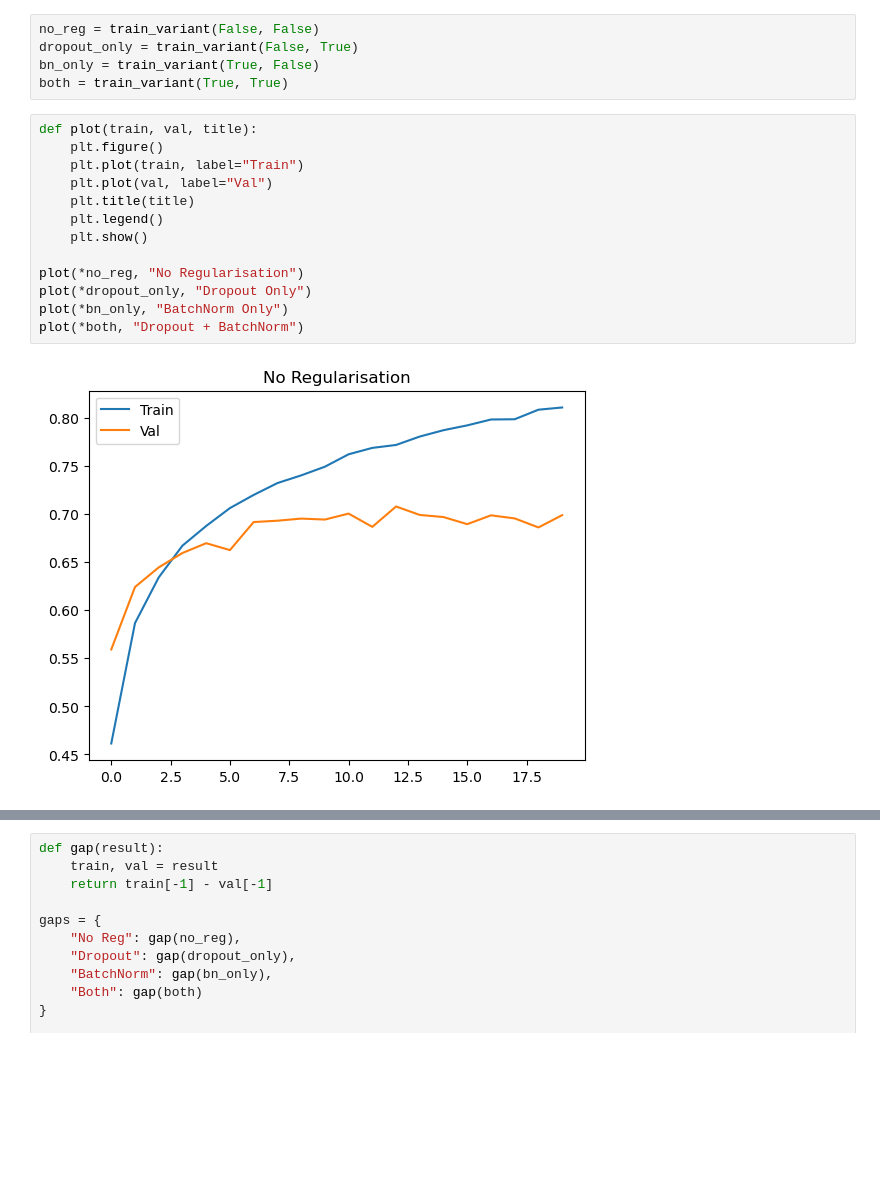
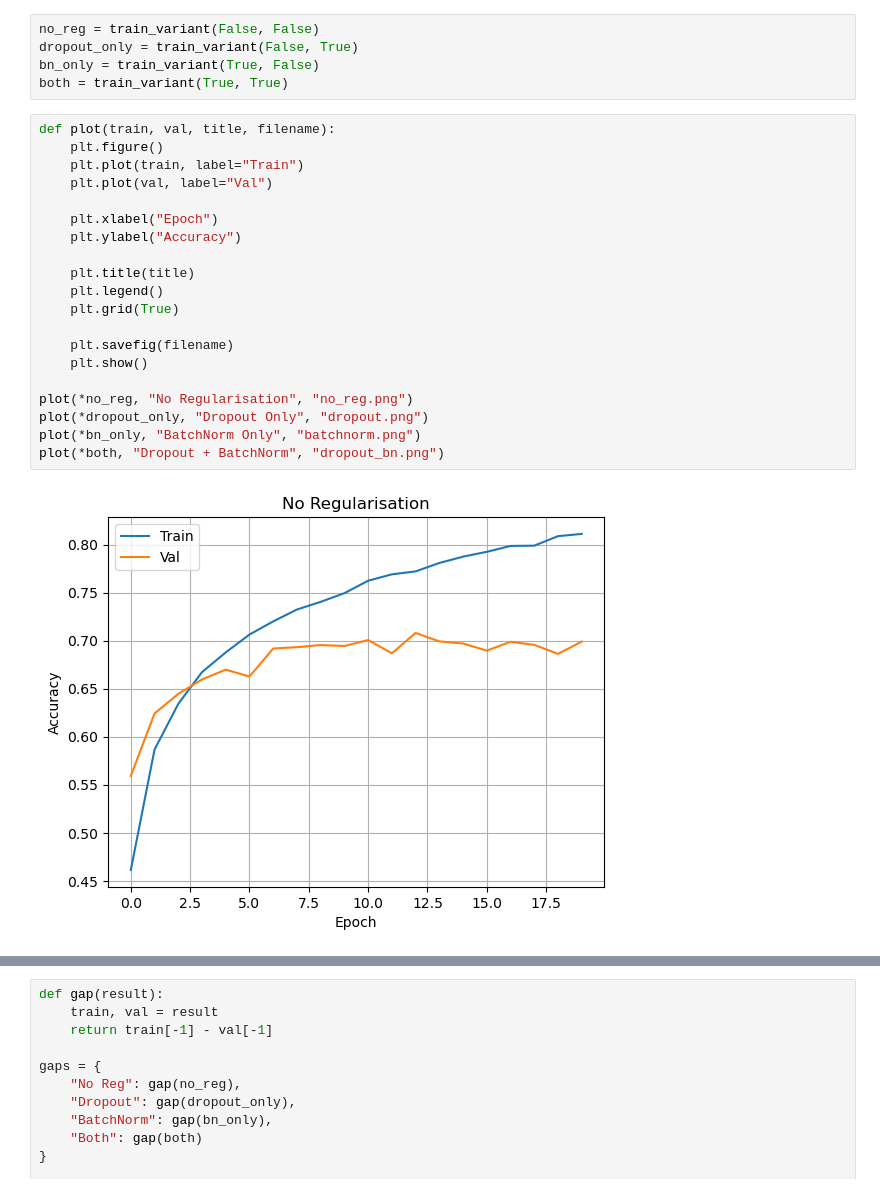
Before and after one commit to ritesh-kr18/CNN_Lab_Work, a Jupyter notebook: 24cd3035_CNN_Lab.ipynb, the cells around one changed output, grey strips where cells are left out. Saved outputs shown, nothing was run; the diff lists cells and outputs as text; blank space fills up the shorter version.

Commit message:
Final submission: completed CNN lab including preprocessing, CNN design, training, regularisation, Grad-CAM, evaluation, and transfer learning experiments

```diff
--- a/24cd3035_CNN_Lab.ipynb
+++ b/24cd3035_CNN_Lab.ipynb
@@ -1017,17 +1021,24 @@ dropout_only = train_variant(False, True)
 bn_only = train_variant(True, False)
 both = train_variant(True, True)
 # %%
-def plot(train, val, title):
+def plot(train, val, title, filename):
     plt.figure()
     plt.plot(train, label="Train")
     plt.plot(val, label="Val")
+
+    plt.xlabel("Epoch")
+    plt.ylabel("Accuracy")
+
     plt.title(title)
     plt.legend()
+    plt.grid(True)
+
+    plt.savefig(filename)
     plt.show()
 
-plot(*no_reg, "No Regularisation")
-plot(*dropout_only, "Dropout Only")
-plot(*bn_only, "BatchNorm Only")
-plot(*both, "Dropout + BatchNorm")
+plot(*no_reg, "No Regularisation", "no_reg.png")
+plot(*dropout_only, "Dropout Only", "dropout.png")
+plot(*bn_only, "BatchNorm Only", "batchnorm.png")
+plot(*both, "Dropout + BatchNorm", "dropout_bn.png")
 # %% [output]
-[figure, old version]
+[figure, new version]
```
Also changed, not shown: parts of 8 cells of this notebook.
